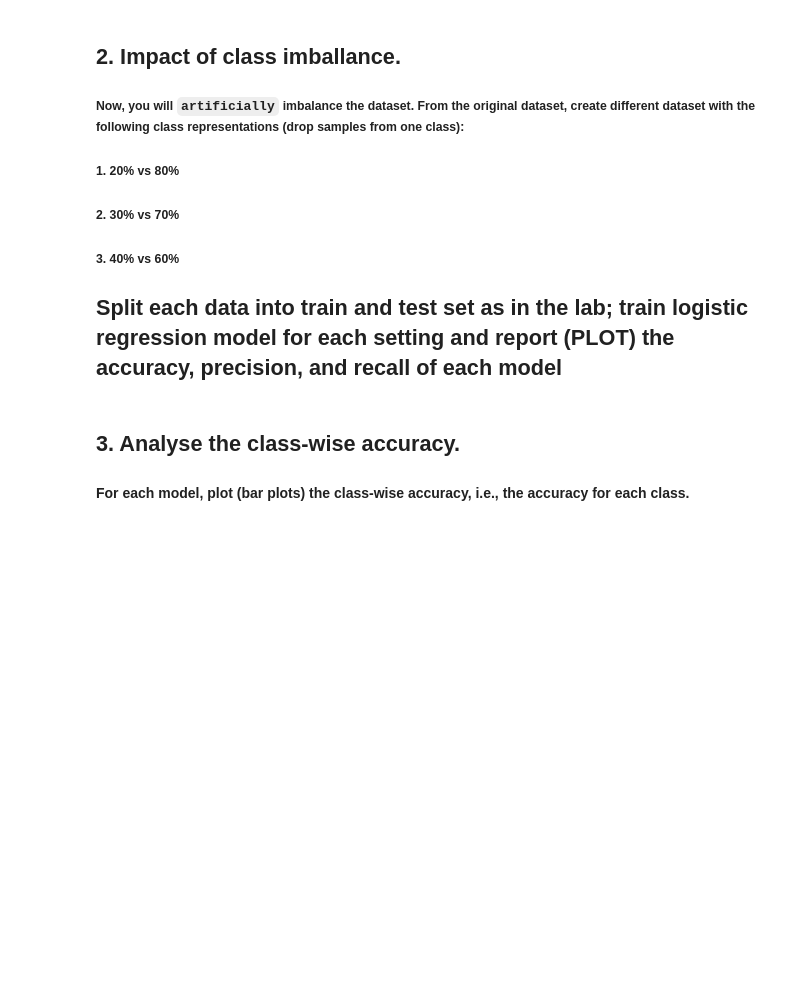
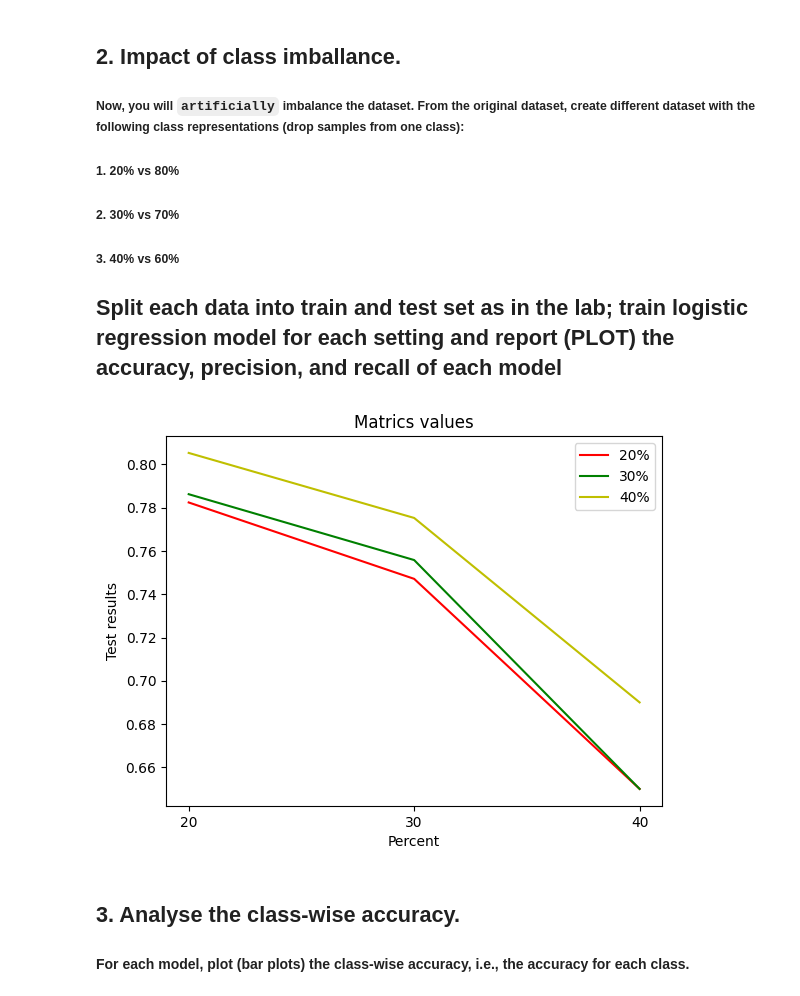
Before and after one commit to DyllasDek/IML_labs, a Jupyter notebook: Lab3/Lab-3-self-practice.ipynb, the cells around one changed output. Cells and saved outputs as stored; diff of their text form; code cells hidden in the pictures; blank space fills up the shorter version.

```diff
--- a/Lab3/Lab-3-self-practice.ipynb
+++ b/Lab3/Lab-3-self-practice.ipynb
@@ -90,3 +83,48 @@ x_train
+# %%
+def split(data,size = 0.2):
+    # split data
+    return train_test_split(data.loc[:, 'pclass':], data['survived'],
+                                                        test_size=size, stratify=data['survived'])
+
+x20_train, x20_test, y20_train, y20_test = split(df,0.2)
+x30_train, x30_test, y30_train, y30_test = split(df,0.2)
+x40_train, x40_test, y40_train, y40_test = split(df,0.2)
+# %%
+from sklearn.linear_model import LogisticRegression
+from sklearn import metrics
+
+def LR(x_train,y_train,x_test):
+    clf = LogisticRegression(random_state=0).fit(x_train, y_train)
+    return clf.predict(x_test)
+
+def metric(y_tests_pred, y_test):
+    out = []
+    out.append(metrics.accuracy_score(y_test, y_tests_pred))
+    out.append(metrics.precision_score(y_test, y_tests_pred))
+    out.append(metrics.recall_score(y_test, y_tests_pred))
+    return out
+
+pred20 = LR(x20_train,y20_train,x20_test)
+pred30 = LR(x30_train,y30_train,x30_test)
+pred40 = LR(x40_train,y40_train,x40_test)
+
+m20 = metric(pred20,y20_test)
+m30 = metric(pred30,y30_test)
+m40 = metric(pred40,y40_test)
+
+val = np.arange(20,50,10)
+
+plt.plot(val,m20,color="r",label='20%')
+plt.plot(val,m30,color="g",label='30%')
+plt.plot(val,m40,color="y",label='40%')
+plt.xticks(np.arange(20,50,10))
+plt.xlabel("Percent")
+plt.ylabel("Test results")
+plt.title("Matrics values")
+plt.legend()
+plt.show()
+# %% [output]
+[figure, added]
 # %% [markdown]
 ## 3. Analyse the class-wise accuracy.
 #### For each model, plot (bar plots) the class-wise accuracy, i.e., the accuracy for each class.
```
Also changed, not shown: parts of 2 cells of this notebook.
